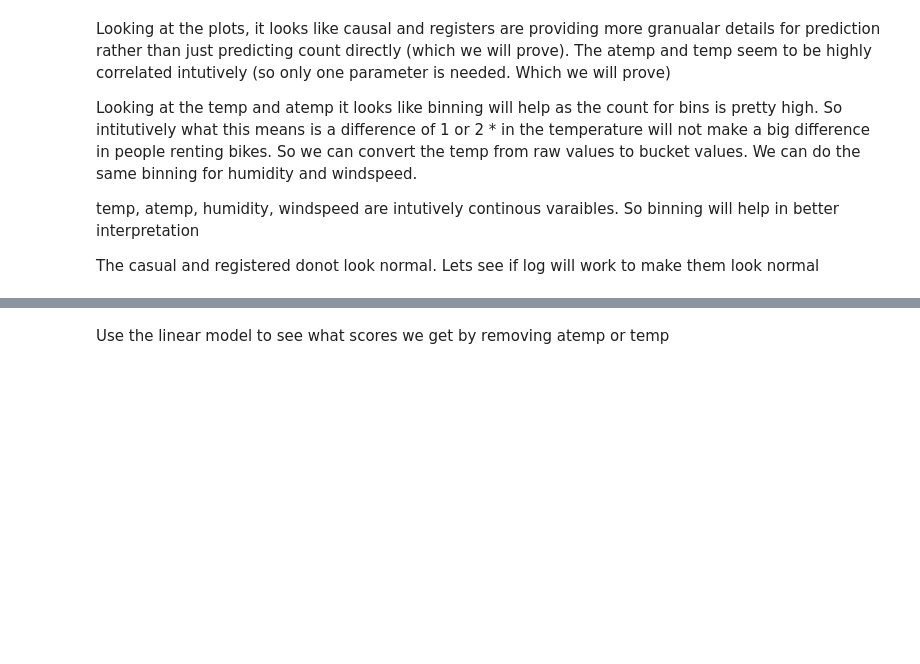
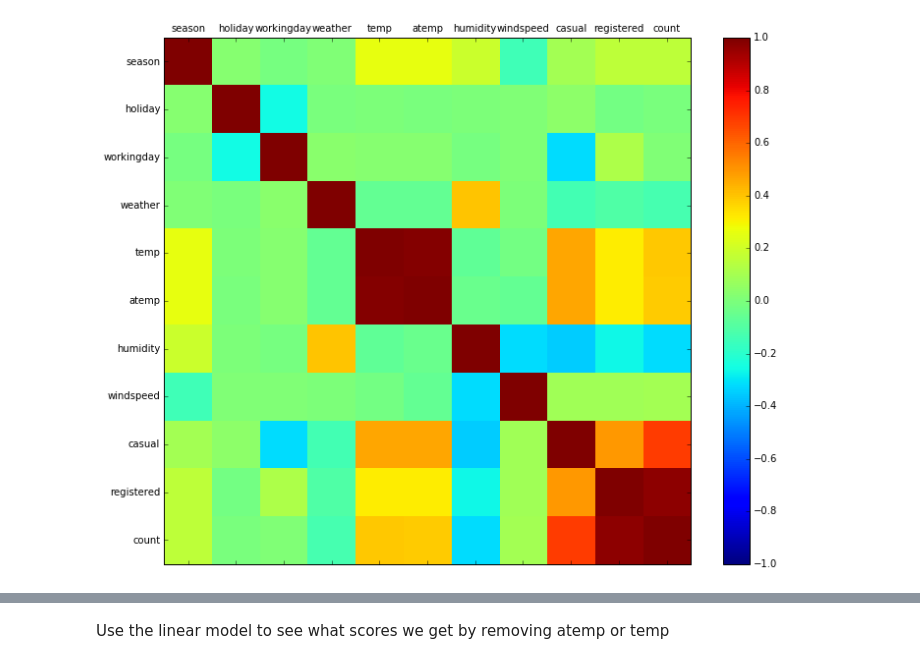
Before and after one commit to MadisonJMyers/W207, a Jupyter notebook: w207_project.ipynb, the cells around one changed output, grey strips where cells are left out. Saved outputs shown, nothing was run; the diff lists cells and outputs as text; code cells hidden in the pictures; blank space fills up the shorter version.

```diff
--- a/w207_project.ipynb
+++ b/w207_project.ipynb
@@ -138,10 +166,29 @@ plt.show()
-# %% [markdown]
-Looking at the plots, it looks like causal and registers are providing more granualar details for prediction rather than just predicting count directly (which we will prove).
-The atemp and temp seem to be highly correlated intutively (so only one parameter is needed.  Which we will prove)
-
-
-Looking at the temp and atemp it looks like binning will help as the count for bins is pretty high.  So intitutively what this means is a difference of 1 or 2 * in the temperature will not make a big difference in people renting bikes.  So we can convert the temp from raw values to bucket values.  We can do the same binning for humidity and windspeed.
-
-temp, atemp, humidity, windspeed are intutively continous varaibles.  So binning will help in better interpretation
-
-The casual and registered donot look normal.  Lets see if log will work to make them look normal
+# %%
+#Training data correlation matrix
+
+x = np.zeros(train_data.shape)
+
+for row in range(0, train_data.shape[0]):
+    for col in range(1, train_data.shape[1]):
+        x[row, col] = train_data[row, col]
+
+train_data_corr = x[:, 1:x.shape[1]]
+train_labels_corr = train_labels[:, 1:train_labels.shape[1]]
+
+
+data = pd.DataFrame(data=train_data_corr, columns=train_labels_corr[0])
+
+correlations = data.corr()
+
+fig = plt.figure(figsize=(12,12))
+ax = fig.add_subplot(111)
+cax = ax.matshow(correlations, vmin=-1, vmax=1)
+fig.colorbar(cax,shrink=.8)
+ticks = np.arange(0,11)
+ax.set_xticks(ticks)
+ax.set_yticks(ticks)
+ax.set_xticklabels(train_labels_corr[0])
+ax.set_yticklabels(train_labels_corr[0])
+plt.show()
+# %% [output]
+[figure, added]
```
Also changed, not shown: parts of 31 cells of this notebook.
